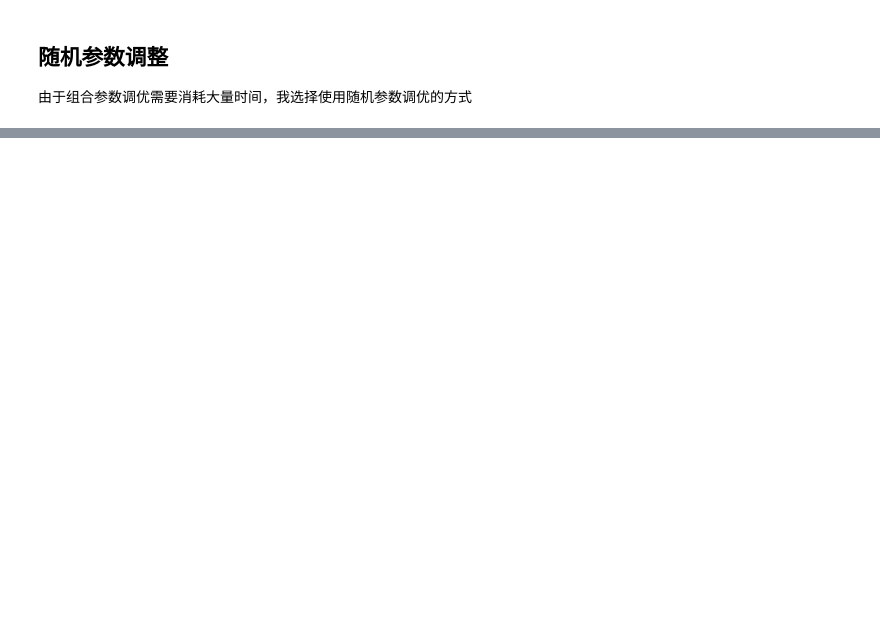
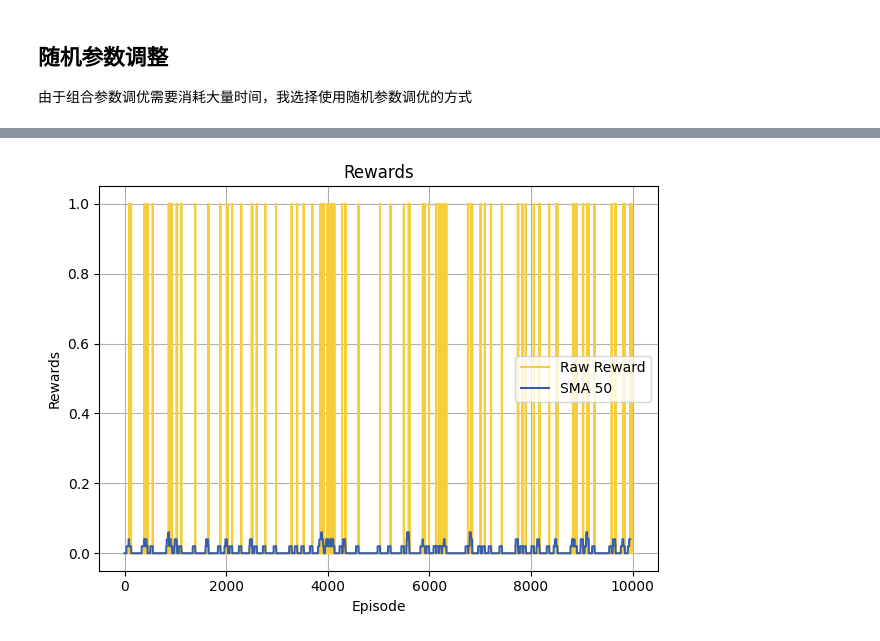
Before and after one commit to ShellyLeee/STA303-24F-Project, a Jupyter notebook: DDQN/code/frozenlake_DDQN.ipynb, the cells around one changed output, grey strips where cells are left out. Cells and saved outputs as stored; diff of their text form; code cells hidden in the pictures; blank space fills up the shorter version.

```diff
--- a/DDQN/code/frozenlake_DDQN.ipynb
+++ b/DDQN/code/frozenlake_DDQN.ipynb
@@ -609,35 +610,85 @@ Episode: 10000, Total Steps: 99491, Ep Step: 8, Raw Reward: 0.00, Epsilon: 0.01
 import numpy as np
 import itertools
 import random
+import torch
+device = torch.device("cpu")
+
 
 # 参数名和搜索空间
 param_names = ["train_episodes","learning_rate","discount_factor", "update_frequency"]
-param_values = [random.choice([2000,5000,15000]),random.choice([0.0003,0.001,0.01]),random.choice([0.9,0.95,0.97]),random.choice([10,15,20])]
+param_values = [random.choice([10000,5000,15000]),random.choice([0.0003,0.001,0.01]),random.choice([0.9,0.95,0.97]),random.choice([10,15,20])]
 results = []
-param_values = [10000, 0.0003, 0.97, 10]
 # 解包参数
-hyperparams = dict(zip(param_names,param_values))
-print(F"Traning with hyperparams: {hyperparams}")
-# 更新参数
-config.update(hyperparams)
+hyperparams = dict(zip(param_names, param_values))
+print(f"Training with hyperparams: {hyperparams}")
+if __name__ == "__main__":
+    method_name = "double_dqn"  # 修改方法名称为 double_dqn
+    train_mode = True
+    train_episodes = 10000
+    render = not train_mode
+    map_size = 4  # Start with 4x4 map
+    seed = 1
 
-# 创建新坏境
-env = gym.make(
-    'FrozenLake-v1',
-    map_name = f"{config['map_size']}x{config['map_size']}",
-    is_slippery = True,
-    max_episode_steps = config['max_steps']
-)
+    # Build config
+    config = {
+         "train_mode": train_mode,
+        "method_name": method_name,
+        "model_dir": f'output/{method_name}/model/{map_size}x{map_size}/',
+        "plot_dir": f'output/{method_name}/plt/{map_size}x{map_size}/',
+        "save_interval": 500,
+        "print_interval": 100,
+        "clip_grad_norm": 3,
+        "learning_rate": 6e-4,
+        "discount_factor": 0.93,
+        "batch_size": 32,
+        "update_frequency": 10,
+        "max_episodes": train_episodes if train_mode else 10,
+        "train_episodes": train_episodes,
+        "max_steps": 200,
+        "render": render,
+        "epsilon_max": 0.999 if train_mode else -1,
+        "epsilon_min": 0.01,
+        "epsilon_decay": 0.999,
+        "memory_capacity": 4000 if train_mode else 0,
+        "map_size": map_size,
+        "render_fps": 6,
+    }
+    # 更新配置
+    config.update(hyperparams)
 
-# 创建代理和训练器
-agent = DQNAgent(env, config)
-trainer = Trainer(env, agent, config)
-# 训练并记录结果
-trainer.train()
-avg_reward = np.mean(trainer.reward_history[-100:])  # 最近 100 个 episode 的平均奖励
-results.append((hyperparams, avg_reward))
+        # set seed
+    seed_everything(seed)
 
-# 输出最佳超参数组合和对应的平均奖励
+    # Create environment
+    env = gym.make(
+        'FrozenLake-v1',
+        map_name=f"{config['map_size']}x{config['map_size']}",
+        is_slippery=True,
+        max_episode_steps=config['max_steps'],
+        render_mode="human" if config['render'] else None)
+
+    env.reset(seed=seed)
+    env.action_space.seed(seed)
+    env.metadata['render_fps'] = config['render_fps']
+    # 创建代理和训练器
+    agent = DQNAgent(env, config)
+    trainer = Trainer(env, agent, config)
+
+    # 训练并记录结果
+    trainer.train()
+
+    # 计算最近100个epoch的平均奖励
+    avg_reward = np.mean(trainer.reward_history[-100:])
+
+    # 计算奖励的方差
+    reward_variance = np.var(trainer.reward_history[-100:])  # 最近100个epoch的奖励方差
+
+    # 记录结果
+    results.append((hyperparams, avg_reward, reward_variance))
+    results.append((hyperparams, avg_reward))
+
+# 输出最佳超参数组合和对应的平均奖励与奖励方差
 best_params = max(results, key=lambda x: x[1])
-print(f"Best hyperparams: {best_params[0]} with average reward: {best_params[1]:.2f}")
+best_avg_reward, best_variance = best_params[1], best_params[2]
+print(f"Best hyperparams: {best_params[0]} with average reward: {best_avg_reward:.2f} and reward variance: {best_variance:.2f}")
 # %% [output]
@@ -661,0 +712 @@ Episode: 1000, Total Steps: 7155, Ep Step: 8, Raw Reward: 0.00, Epsilon: 0.37
+[figure, added]
```
Also changed, not shown: parts of 5 cells of this notebook, 2 other files.
